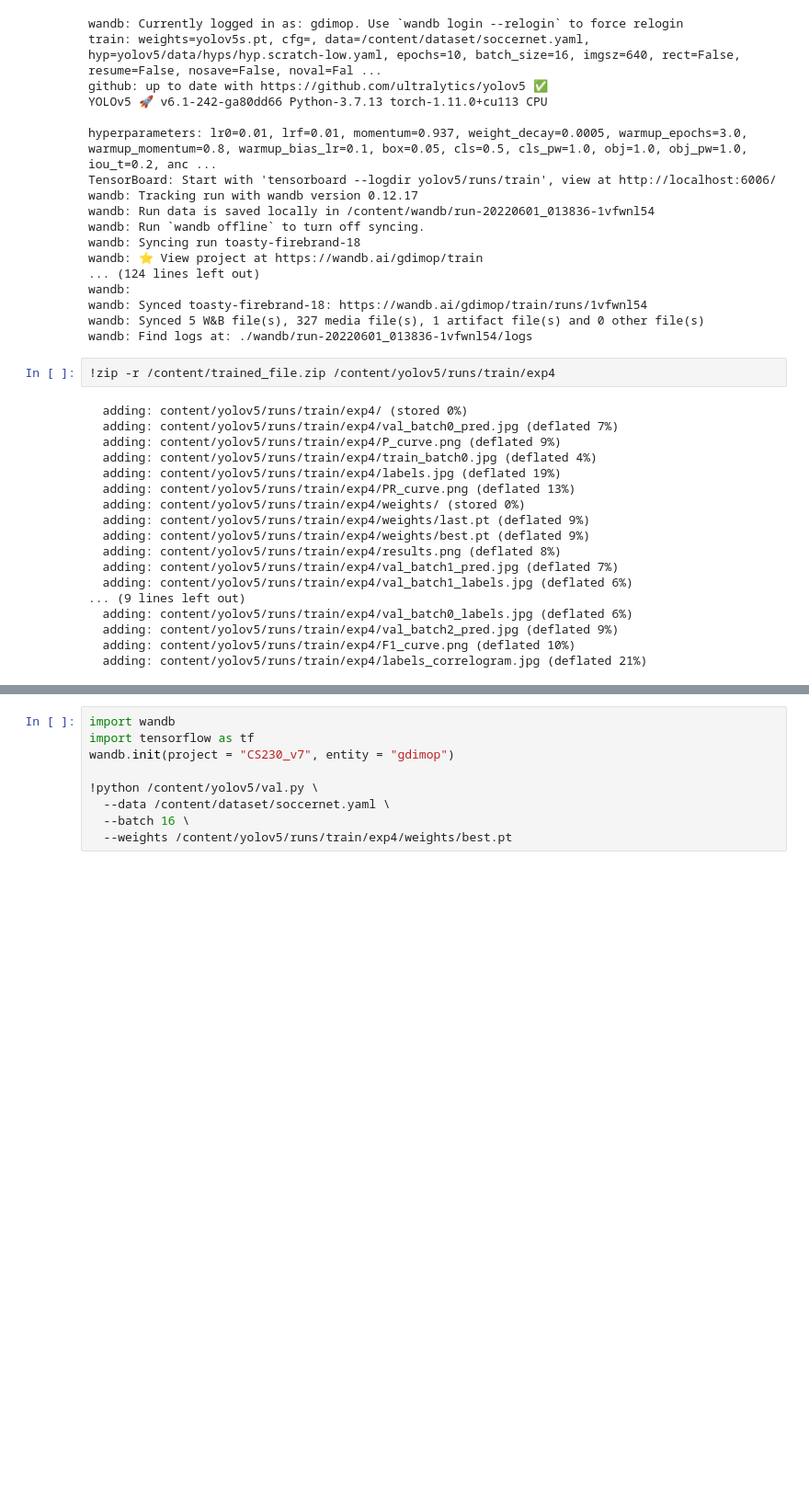
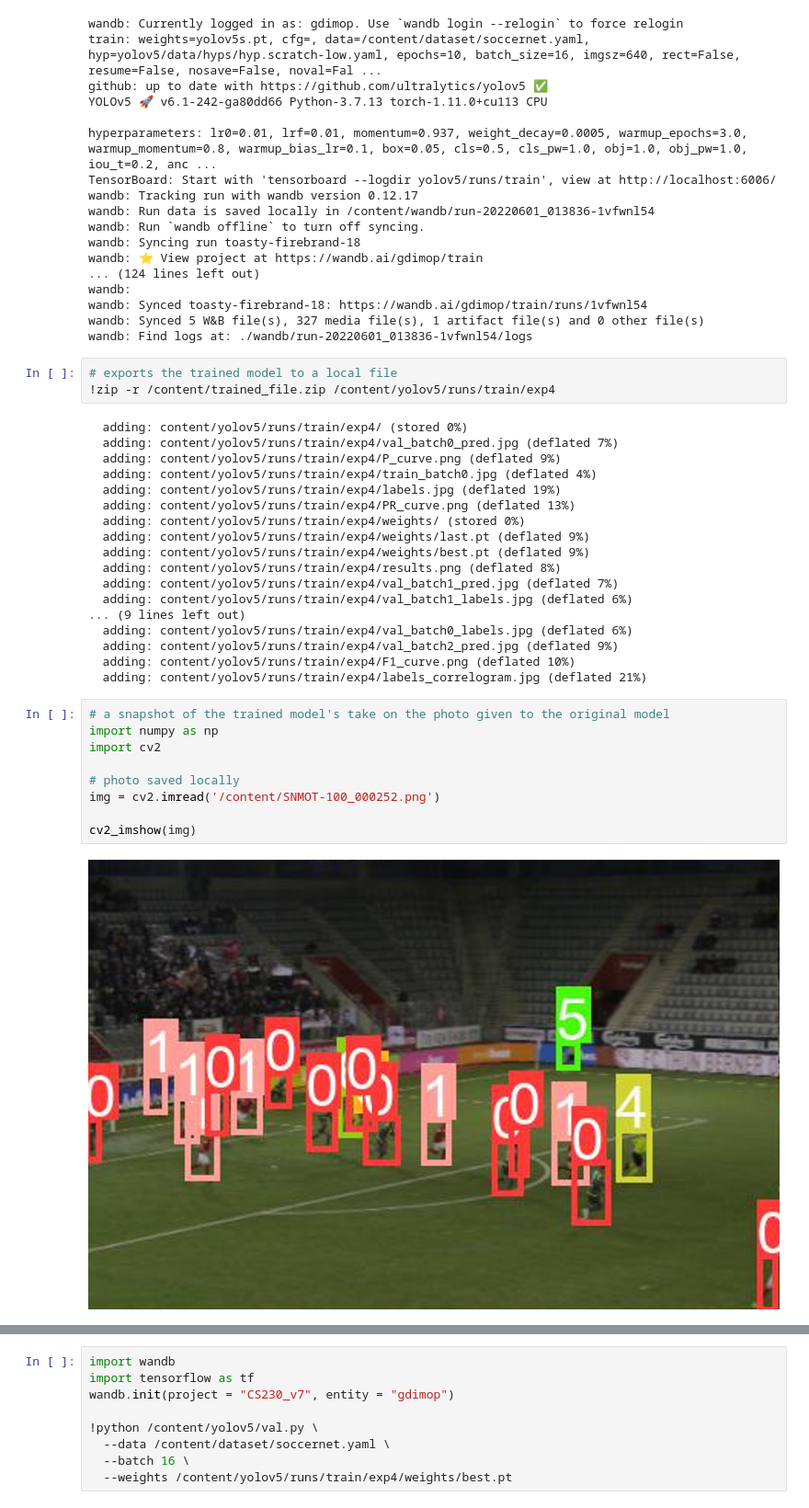
Before and after one commit to gdimop10/CS230-final-project, a Jupyter notebook: CS_230_project_v11.ipynb, the cells around one changed output, grey strips where cells are left out. Shown at 92% size. Saved outputs shown, nothing was run; the diff lists cells and outputs as text; blank space fills up the shorter version.

```diff
--- a/CS_230_project_v11.ipynb
+++ b/CS_230_project_v11.ipynb
@@ -339,6 +359,7 @@ wandb: Synced toasty-firebrand-18: https://wandb.ai/gdimop/train/runs/1vfwnl54
 wandb: Synced 5 W&B file(s), 327 media file(s), 1 artifact file(s) and 0 other file(s)
 wandb: Find logs at: ./wandb/run-20220601_013836-1vfwnl54/logs
 # %%
+# exports the trained model to a local file
 !zip -r /content/trained_file.zip /content/yolov5/runs/train/exp4
 # %% [output]
   adding: content/yolov5/runs/train/exp4/ (stored 0%)
@@ -358,3 +379,14 @@ wandb: Find logs at: ./wandb/run-20220601_013836-1vfwnl54/logs
   adding: content/yolov5/runs/train/exp4/val_batch2_pred.jpg (deflated 9%)
   adding: content/yolov5/runs/train/exp4/F1_curve.png (deflated 10%)
   adding: content/yolov5/runs/train/exp4/labels_correlogram.jpg (deflated 21%)
+# %%
+# a snapshot of the trained model's take on the photo given to the original model
+import numpy as np
+import cv2
+
+# photo saved locally
+img = cv2.imread('/content/SNMOT-100_000252.png')
+
+cv2_imshow(img)
+# %% [output]
+[figure, added]
```
Also changed, not shown: parts of 18 cells of this notebook.
